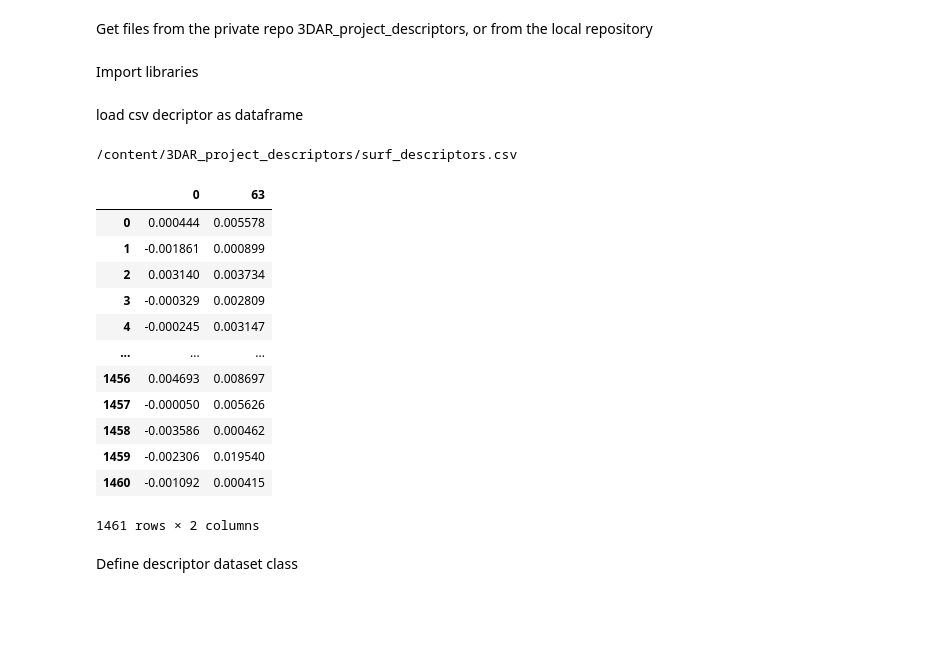
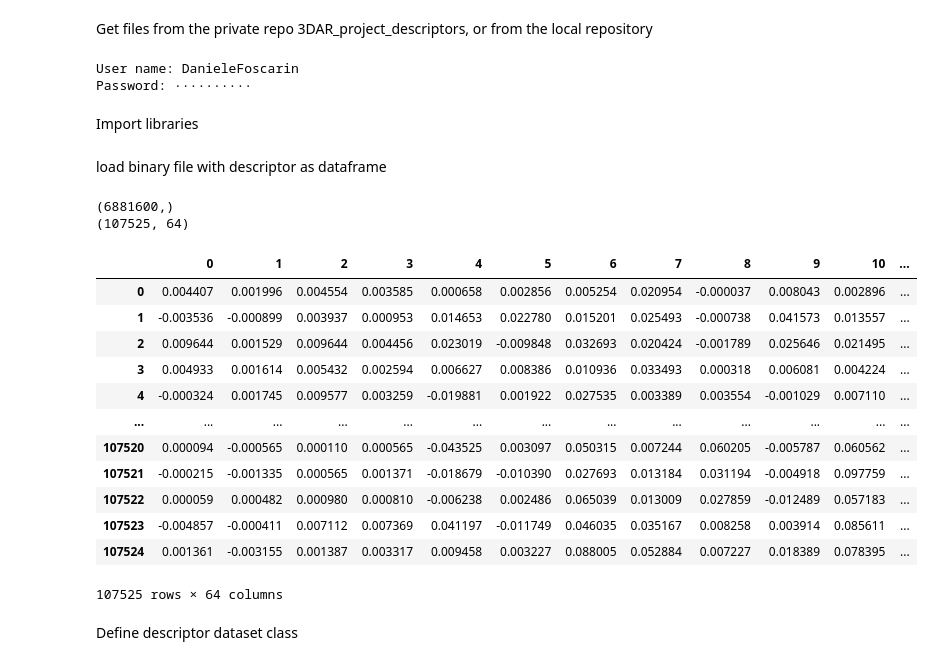
Before and after one commit to donaldssh/3DAR_project_descriptors, a Jupyter notebook: Surf_Autoencoder_development.ipynb, the cells around one changed output. Cells and saved outputs as stored; diff of their text form; code cells hidden in the pictures; blank space fills up the shorter version.

Commit message:
Using binary file as dataset

```diff
--- a/Surf_Autoencoder_development.ipynb
+++ b/Surf_Autoencoder_development.ipynb
@@ -20,10 +20,13 @@ if 'google.colab' in str(get_ipython()):
     os.system(cmd_string)
     cmd_string, password = "", "" # removing the password from the variable
 
-    csv_path = "/content/3DAR_project_descriptors/surf_descriptors.csv"
+    file_path = "/content/3DAR_project_descriptors/portello_dataset.bin"
+
 else:
-    print('Running on local')
-    csv_path = "./surf_descriptors.csv"
+    file_path = "./portello_dataset.bin"
+# %% [output]
+User name: DanieleFoscarin
+Password: ··········
 # %% [markdown]
 Import libraries
 # %%
@@ -40,26 +43,32 @@ from torchvision import transforms
 from torch.utils.data import Dataset, DataLoader
 from torch import nn
 # %% [markdown]
-load csv decriptor as dataframe
+load binary file with descriptor as dataframe
-# %%
-print(csv_path)
-surf_desc = pd.read_csv(csv_path, header=None, usecols=[0,63])
-surf_desc
-# %% [output]
-/content/3DAR_project_descriptors/surf_descriptors.csv
-|  | 0 | 63 |
-| 0 | 0.000444 | 0.005578 |
-| 1 | -0.001861 | 0.000899 |
-| 2 | 0.003140 | 0.003734 |
-| 3 | -0.000329 | 0.002809 |
-| 4 | -0.000245 | 0.003147 |
-| ... | ... | ... |
-| 1456 | 0.004693 | 0.008697 |
-| 1457 | -0.000050 | 0.005626 |
-| 1458 | -0.003586 | 0.000462 |
-| 1459 | -0.002306 | 0.019540 |
-| 1460 | -0.001092 | 0.000415 |
-1461 rows × 2 columns
+# %%
+data_raw = np.fromfile(file_path, dtype='float32')
+print(np.shape(data_raw))
+
+data = np.reshape(data_raw, (np.shape(data_raw)[0]//64,64))
+print(np.shape(data))
+
+surf_desc = pd.DataFrame(data)
+surf_desc
+# %% [output]
+(6881600,)
+(107525, 64)
+|  | 0 | 1 | 2 | 3 | 4 | 5 | 6 | 7 | 8 | 9 | 10 | ... |
+| 0 | 0.004407 | 0.001996 | 0.004554 | 0.003585 | 0.000658 | 0.002856 | 0.005254 | 0.020954 | -0.000037 | 0.008043 | 0.002896 | ... |
+| 1 | -0.003536 | -0.000899 | 0.003937 | 0.000953 | 0.014653 | 0.022780 | 0.015201 | 0.025493 | -0.000738 | 0.041573 | 0.013557 | ... |
+| 2 | 0.009644 | 0.001529 | 0.009644 | 0.004456 | 0.023019 | -0.009848 | 0.032693 | 0.020424 | -0.001789 | 0.025646 | 0.021495 | ... |
+| 3 | 0.004933 | 0.001614 | 0.005432 | 0.002594 | 0.006627 | 0.008386 | 0.010936 | 0.033493 | 0.000318 | 0.006081 | 0.004224 | ... |
+| 4 | -0.000324 | 0.001745 | 0.009577 | 0.003259 | -0.019881 | 0.001922 | 0.027535 | 0.003389 | 0.003554 | -0.001029 | 0.007110 | ... |
+| ... | ... | ... | ... | ... | ... | ... | ... | ... | ... | ... | ... | ... |
+| 107520 | 0.000094 | -0.000565 | 0.000110 | 0.000565 | -0.043525 | 0.003097 | 0.050315 | 0.007244 | 0.060205 | -0.005787 | 0.060562 | ... |
+| 107521 | -0.000215 | -0.001335 | 0.000565 | 0.001371 | -0.018679 | -0.010390 | 0.027693 | 0.013184 | 0.031194 | -0.004918 | 0.097759 | ... |
+| 107522 | 0.000059 | 0.000482 | 0.000980 | 0.000810 | -0.006238 | 0.002486 | 0.065039 | 0.013009 | 0.027859 | -0.012489 | 0.057183 | ... |
+| 107523 | -0.004857 | -0.000411 | 0.007112 | 0.007369 | 0.041197 | -0.011749 | 0.046035 | 0.035167 | 0.008258 | 0.003914 | 0.085611 | ... |
+| 107524 | 0.001361 | -0.003155 | 0.001387 | 0.003317 | 0.009458 | 0.003227 | 0.088005 | 0.052884 | 0.007227 | 0.018389 | 0.078395 | ... |
+107525 rows × 64 columns
 # %% [markdown]
 Define descriptor dataset class
 # %%
```
